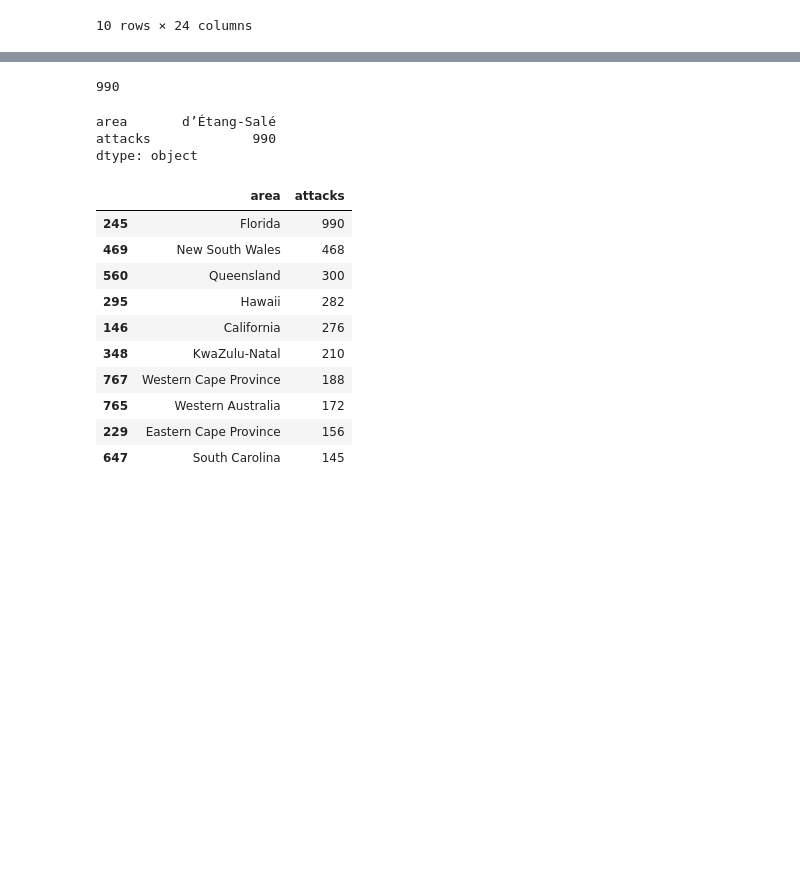
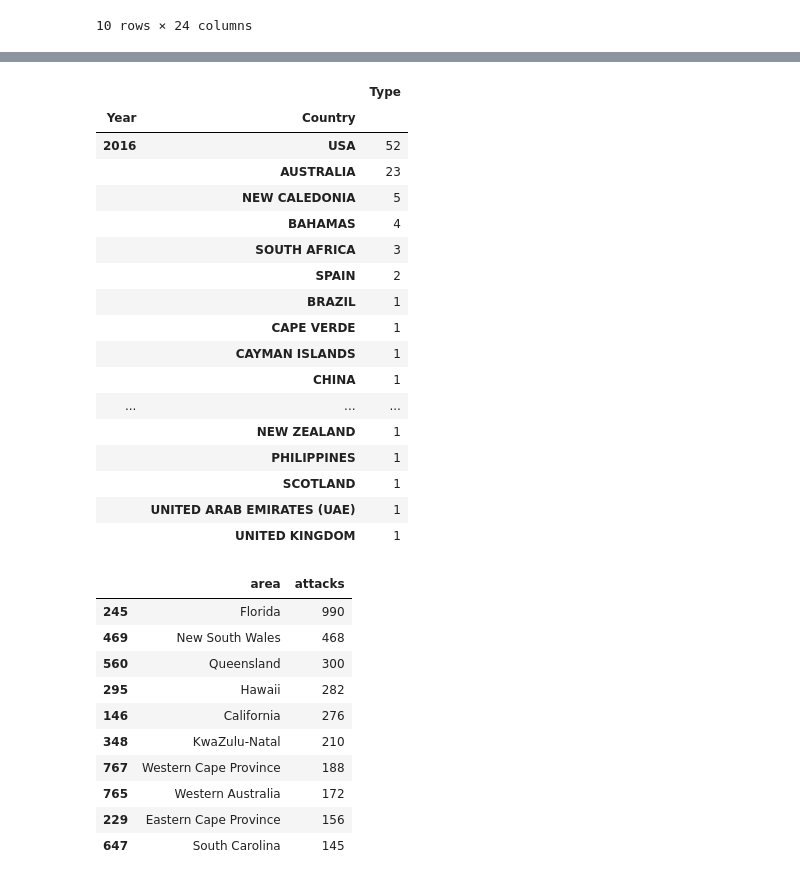
Before and after one commit to mariobru/global-shark-attacks, a Jupyter notebook: global-shark-attacks.ipynb, the cells around one changed output, grey strips where cells are left out. Cells and saved outputs as stored; diff of their text form; code cells hidden in the pictures; blank space fills up the shorter version.

```diff
--- a/global-shark-attacks.ipynb
+++ b/global-shark-attacks.ipynb
@@ -71,0 +79,3 @@ display(count_country.min())
+# %%
+count_several = year_df.groupby(['Year','Country'])[['Type']].count()
+count_several = count_several.sort_values(['Year','Type'], ascending=[False,False])
@@ -72,14 +99,29 @@ display(count_country.min())
+# %%
+reunion = count_several.loc[[2016, 2015, 2014, 2013, 2012, 2011], : ]
+# %%
+with pd.option_context('display.max_rows', None, 'display.max_columns', None):  # more options can be specified also
+
+    display(reunion)
+# %% [output]
+|  |  | Type |
+| Year | Country |  |
+| 2016 | USA | 52 |
+|  | AUSTRALIA | 23 |
+|  | NEW CALEDONIA | 5 |
+|  | BAHAMAS | 4 |
+|  | SOUTH AFRICA | 3 |
+|  | SPAIN | 2 |
+|  | BRAZIL | 1 |
+|  | CAPE VERDE | 1 |
+|  | CAYMAN ISLANDS | 1 |
+|  | CHINA | 1 |
+| ... | ... | ... |
+|  | NEW ZEALAND | 1 |
+|  | PHILIPPINES | 1 |
+|  | SCOTLAND | 1 |
+|  | UNITED ARAB EMIRATES (UAE) | 1 |
+|  | UNITED KINGDOM | 1 |
 # %%
 areas_df = pd.DataFrame({'area':count_areas.index, 'attacks':count_areas.values})
 country_df = pd.DataFrame({'country':count_country.index, 'attacks':count_country.values})
-# %%
-count_areas.max()
-# %% [output]
-990
-# %%
-areas_df.max()
-# %% [output]
-area       d’Étang-Salé
-attacks             990
-dtype: object
 # %%
```
Also changed, not shown: parts of 15 cells of this notebook.
